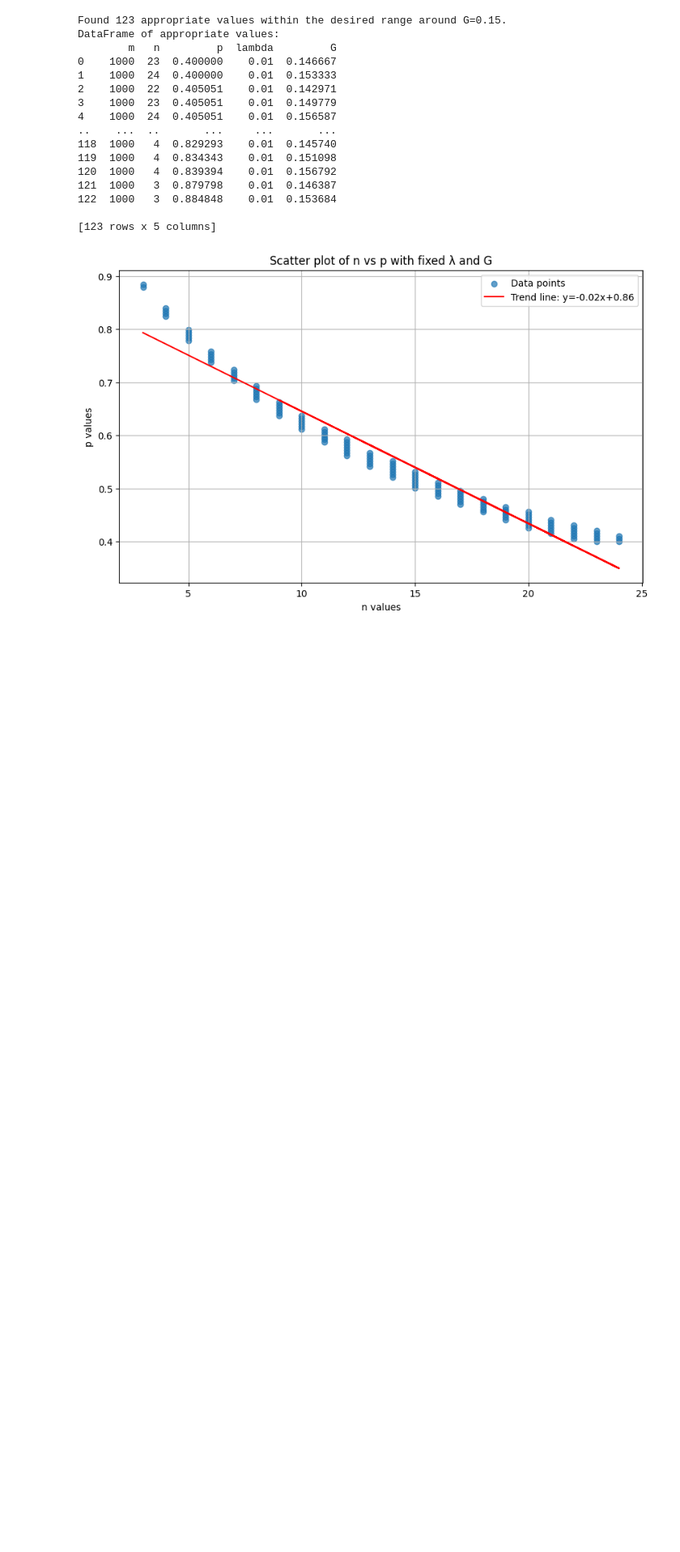
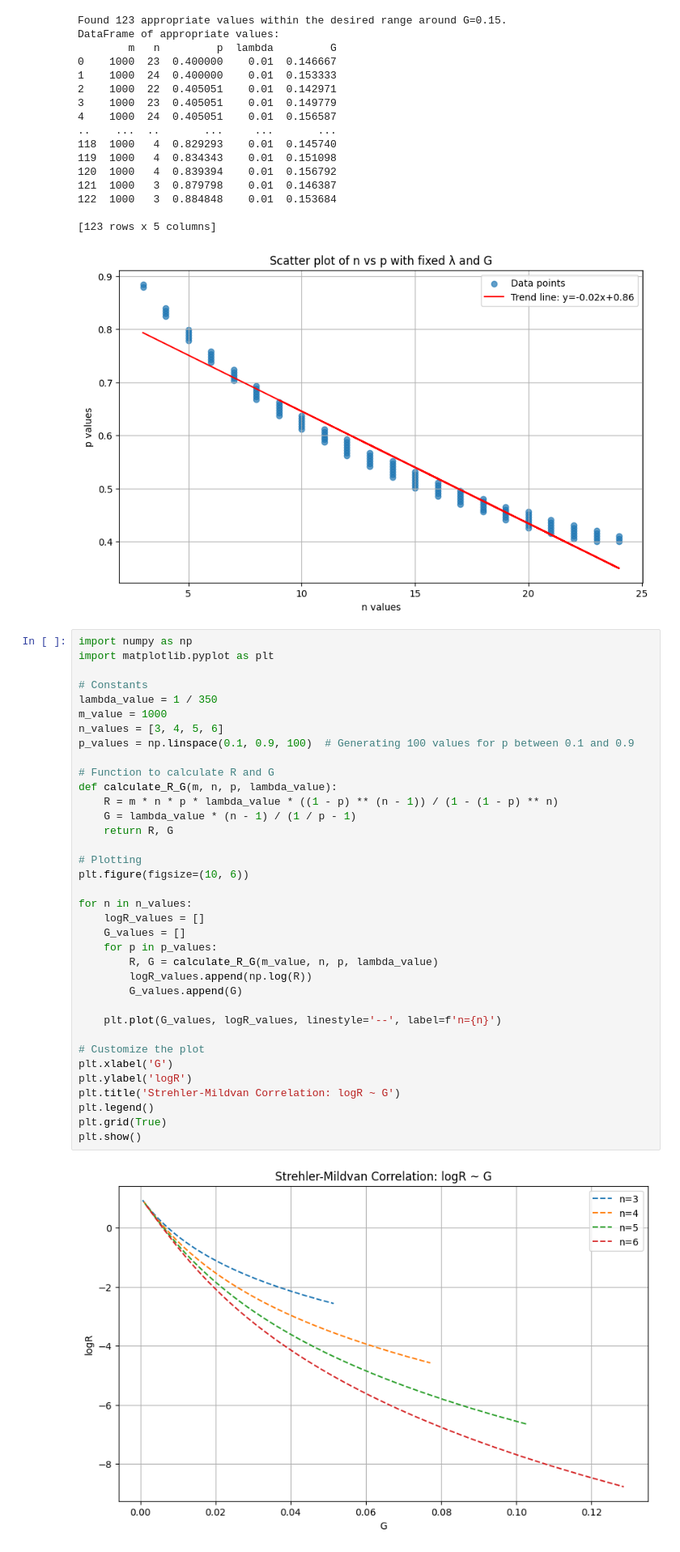
Before and after one commit to hongqin/EAM-2024, a Jupyter notebook: network-aging.ipynb, the cells around one changed output. Shown at 81% size. Drawn from its saved outputs; the diff is of its cells as text; blank space fills up the shorter version.

Commit message:
changing p lead to logR ~ G negative correlation

```diff
--- a/network-aging.ipynb
+++ b/network-aging.ipynb
@@ -672,3 +672,41 @@ DataFrame of appropriate values:
 
 [123 rows x 5 columns]
 [figure]
+# %%
+import numpy as np
+import matplotlib.pyplot as plt
+
+# Constants
+lambda_value = 1 / 350
+m_value = 1000
+n_values = [3, 4, 5, 6]
+p_values = np.linspace(0.1, 0.9, 100)  # Generating 100 values for p between 0.1 and 0.9
+
+# Function to calculate R and G
+def calculate_R_G(m, n, p, lambda_value):
+    R = m * n * p * lambda_value * ((1 - p) ** (n - 1)) / (1 - (1 - p) ** n)
+    G = lambda_value * (n - 1) / (1 / p - 1)
+    return R, G
+
+# Plotting
+plt.figure(figsize=(10, 6))
+
+for n in n_values:
+    logR_values = []
+    G_values = []
+    for p in p_values:
+        R, G = calculate_R_G(m_value, n, p, lambda_value)
+        logR_values.append(np.log(R))
+        G_values.append(G)
+
+    plt.plot(G_values, logR_values, linestyle='--', label=f'n={n}')
+
+# Customize the plot
+plt.xlabel('G')
+plt.ylabel('logR')
+plt.title('Strehler-Mildvan Correlation: logR ~ G')
+plt.legend()
+plt.grid(True)
+plt.show()
+# %% [output]
+[figure, added]
```
Also changed, not shown: parts of 2 cells of this notebook.
